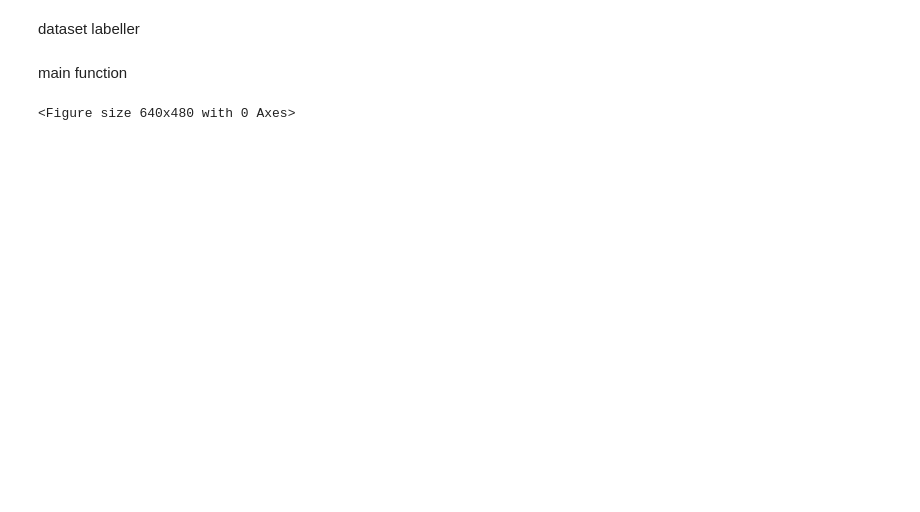
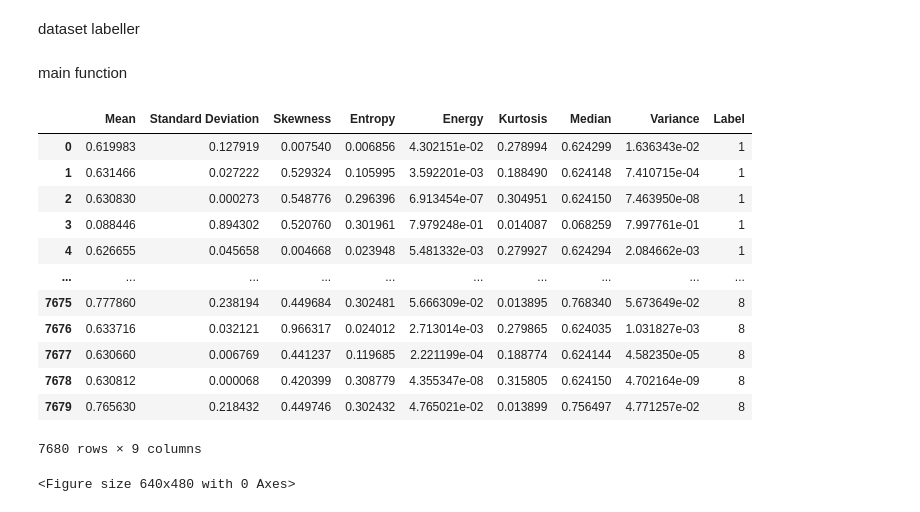
Before and after one commit to aryankotru/MINERVA, a Jupyter notebook: MINERVA_Preprocessing_Unit.ipynb, the cells around one changed output. Cells and saved outputs as stored; diff of their text form; code cells hidden in the pictures; blank space fills up the shorter version.

Commit message:
Progressed on interfacing w/model, dataset iteration eta

```diff
--- a/MINERVA_Preprocessing_Unit.ipynb
+++ b/MINERVA_Preprocessing_Unit.ipynb
@@ -91,7 +158,7 @@ def butter_bandpass_filter(data, lowcut, highcut, fs, order=filter_order):
 # %% [markdown]
 data normalization
 # %%
-def dataset_scaler(dataframe):
+def dataset_scaler(dataframe, column_names):
   scaler = MinMaxScaler() #normalizing data points, object of class StandardScaler
   minmax_scaled_data = scaler.fit_transform((dataframe))
   np.reshape(minmax_scaled_data, dataframe.shape)
@@ -99,6 +166,7 @@ def dataset_scaler(dataframe):
   plt.figure()
   dfa = pd.DataFrame(minmax_scaled_data)
   #dfa.columns = cols #index for columns
+  dfa.columns = column_names #index for columns
   return dfa
 # %%
 #train = dataset_scaler(train)
@@ -182,0 +217,31 @@ def feature_generator(df, channel_names, epoch_len):
+# %%
+def alpha_feature_generator(df, channel_names, epoch_len):
+    num_epochs = int(len(df) / epoch_len)
+    all_features = []
+
+    for n in range(num_epochs):
+        for channel in channel_numbers:
+            data = df.iloc[n * epoch_len:(n + 1) * epoch_len, channel-1]
+            coeffs = pywt.wavedec(data, wavelet, level = 5)
+            """Frequency Bands:
+              The frequency range corresponding to each level is calculated. For a sampling frequency of 250 Hz, the levels correspond roughly to:
+              Level 1: 62.5 - 125 Hz
+              Level 2: 31.25 - 62.5 Hz
+              Level 3: 15.625 - 31.25 Hz
+              Level 4: 7.8125 - 15.625 Hz
+              Approximation: 0 - 7.8125 Hz
+              The alpha band (8-13 Hz) lies within Level 4."""
+            for i, coeff in enumerate(coeffs[3:], 1):
+                #print(i)
+                #print("hello")
+                features = calculate_features(coeff)
+                all_features.append([channel] + list(features))
+            features = calculate_features(coeffs[0])
+            all_features.append([channel] + list(features))
+
+    feature_df = pd.DataFrame(all_features, columns=['Channel'] + feature_names)
+    feature_df.set_index('Channel', inplace=True)
+
+    return feature_df
+
+alpha_feature_generator(df, channel_names, 710)
@@ -198,24 +308,40 @@ def dataset_labeller(dataframe, num_features_per_epoch, chars):
 main function
 # %%
 def preprocessing(dataframe, epoch_len):
+
    filtered_df = pd.DataFrame(columns=dataframe.columns)
    num_epochs = int(len(dataframe.index)/epoch_len)
    #print(num_epochs)
 
    for channel, i in enumerate(dataframe.columns):
       filtered_col_data = []
       for n in range(num_epochs):
           data = dataframe.iloc[n*epoch:(n+1)*epoch, channel]
           data = notch_filter(data, fs, 50, notch_quality_factor)
           data = butter_bandpass_filter(data, lowcut, highcut, fs, order=filter_order)
           filtered_col_data.extend(data)
       filtered_df[i] = filtered_col_data
-   filtered_df = dataset_scaler(filtered_df) #scale dataset after filtering
-   feature_df = feature_generator(filtered_df, channel_names, epoch_len) #extract and store features
-
-   return dataset_labeller(feature_df, 20, chars)
+   #filtered_df = pd.DataFrame(filtered_df, columns = channel_names)
+   feature_df = alpha_feature_generator(filtered_df, channel_names, epoch_len) #extract and store features
+   filtered_df = dataset_scaler(feature_df, feature_names) #scale dataset AFTER filtering
 
 
+   #return filtered_df
+   return label_dataset(filtered_df, drop_existing = False)
 da = preprocessing(df, 710)
+da
 # %% [output]
+|  | Mean | Standard Deviation | Skewness | Entropy | Energy | Kurtosis | Median | Variance | Label |
+| 0 | 0.619983 | 0.127919 | 0.007540 | 0.006856 | 4.302151e-02 | 0.278994 | 0.624299 | 1.636343e-02 | 1 |
+| 1 | 0.631466 | 0.027222 | 0.529324 | 0.105995 | 3.592201e-03 | 0.188490 | 0.624148 | 7.410715e-04 | 1 |
+| 2 | 0.630830 | 0.000273 | 0.548776 | 0.296396 | 6.913454e-07 | 0.304951 | 0.624150 | 7.463950e-08 | 1 |
+| 3 | 0.088446 | 0.894302 | 0.520760 | 0.301961 | 7.979248e-01 | 0.014087 | 0.068259 | 7.997761e-01 | 1 |
+| 4 | 0.626655 | 0.045658 | 0.004668 | 0.023948 | 5.481332e-03 | 0.279927 | 0.624294 | 2.084662e-03 | 1 |
+| ... | ... | ... | ... | ... | ... | ... | ... | ... | ... |
+| 7675 | 0.777860 | 0.238194 | 0.449684 | 0.302481 | 5.666309e-02 | 0.013895 | 0.768340 | 5.673649e-02 | 8 |
+| 7676 | 0.633716 | 0.032121 | 0.966317 | 0.024012 | 2.713014e-03 | 0.279865 | 0.624035 | 1.031827e-03 | 8 |
+| 7677 | 0.630660 | 0.006769 | 0.441237 | 0.119685 | 2.221199e-04 | 0.188774 | 0.624144 | 4.582350e-05 | 8 |
+| 7678 | 0.630812 | 0.000068 | 0.420399 | 0.308779 | 4.355347e-08 | 0.315805 | 0.624150 | 4.702164e-09 | 8 |
+| 7679 | 0.765630 | 0.218432 | 0.449746 | 0.302432 | 4.765021e-02 | 0.013899 | 0.756497 | 4.771257e-02 | 8 |
-<Figure size 640x480 with 0 Axes>
+7680 rows × 9 columns
+<Figure size 640x480 with 0 Axes>
```
Also changed, not shown: parts of 26 cells of this notebook.
